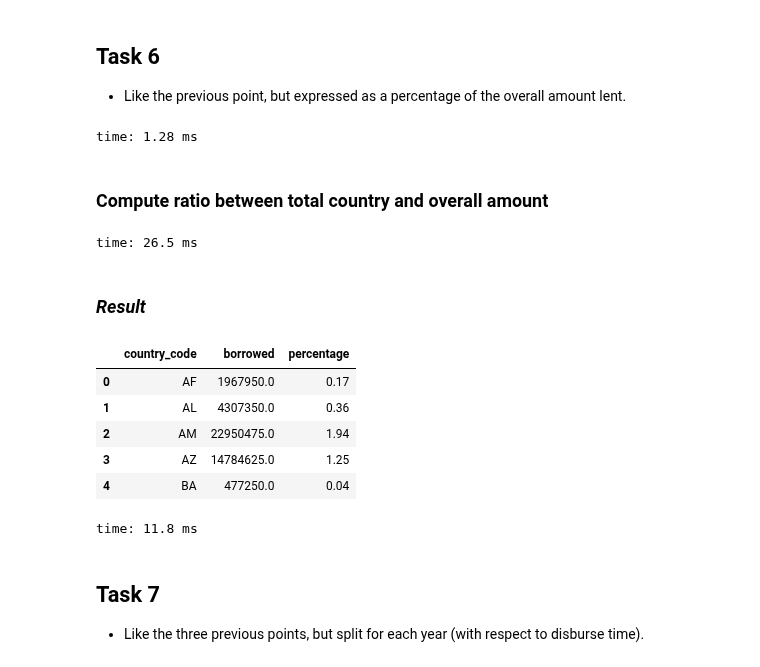
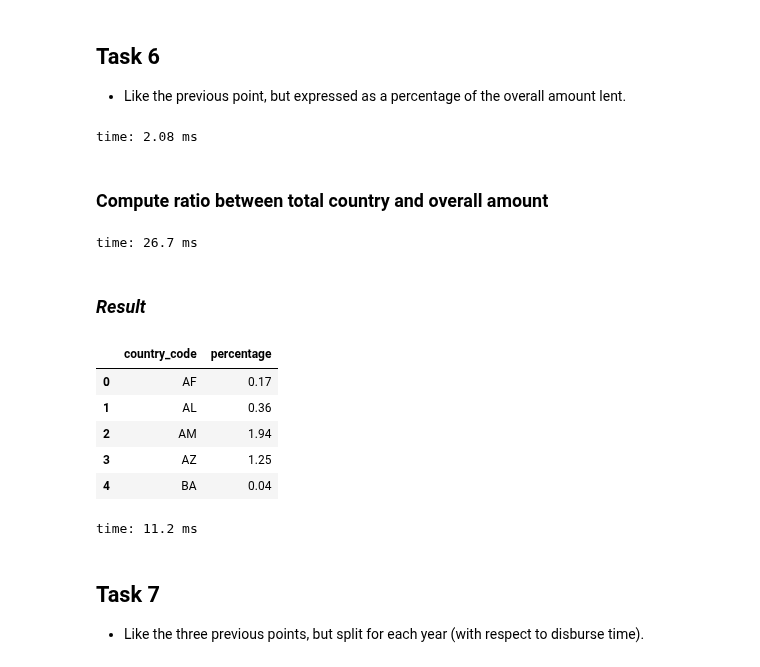
Before and after one commit to gaveter/Project_cs, a Jupyter notebook: Project.ipynb, the cells around one changed output. Cells and saved outputs as stored; diff of their text form; code cells hidden in the pictures.

```diff
--- a/Project.ipynb
+++ b/Project.ipynb
@@ -322,5 +317,5 @@ time: 11.6 ms
 - For each country, compute the overall amount of money borrowed.
 # %%
 loan_simplified = loan[['loan_id','country_code','disburse_time','planned_expiration_time',
-                                      'num_lenders_total','funded_amount','loan_amount','currency']] #feature essenziali per risolvere gli altri task
+                                      'num_lenders_total','loan_amount']] #feature essenziali per risolvere gli altri task
 # %% [output]
@@ -358,26 +353,26 @@ time: 11.3 ms
 country_amount_loan_perc=country_amount_loan
 country_amount_loan.rename(columns={'loan_amount':'borrowed'},inplace=True)
 # %% [output]
-time: 1.28 ms
+time: 2.08 ms
 # %% [markdown]
 ### Compute ratio between total country and overall amount
 # %%
 total=country_amount_loan_perc['borrowed'].sum()
 country_amount_loan_perc['percentage']=round(country_amount_loan_perc['borrowed']/total*100,2)
 # %% [output]
-time: 26.5 ms
+time: 26.7 ms
 # %% [markdown]
 ### _Result_
 # %%
-country_amount_loan_perc.head()
+country_amount_loan_perc[['country_code','percentage']].head()
 # %% [output]
-|  | country_code | borrowed | percentage |
-| 0 | AF | 1967950.0 | 0.17 |
-| 1 | AL | 4307350.0 | 0.36 |
-| 2 | AM | 22950475.0 | 1.94 |
-| 3 | AZ | 14784625.0 | 1.25 |
-| 4 | BA | 477250.0 | 0.04 |
+|  | country_code | percentage |
+| 0 | AF | 0.17 |
+| 1 | AL | 0.36 |
+| 2 | AM | 1.94 |
+| 3 | AZ | 1.25 |
+| 4 | BA | 0.04 |
-time: 11.8 ms
+time: 11.2 ms
 # %% [markdown]
 ## Task 7
 - Like the three previous points, but split for each year (with respect to disburse time).
```
Also changed, not shown: parts of 160 cells of this notebook.
